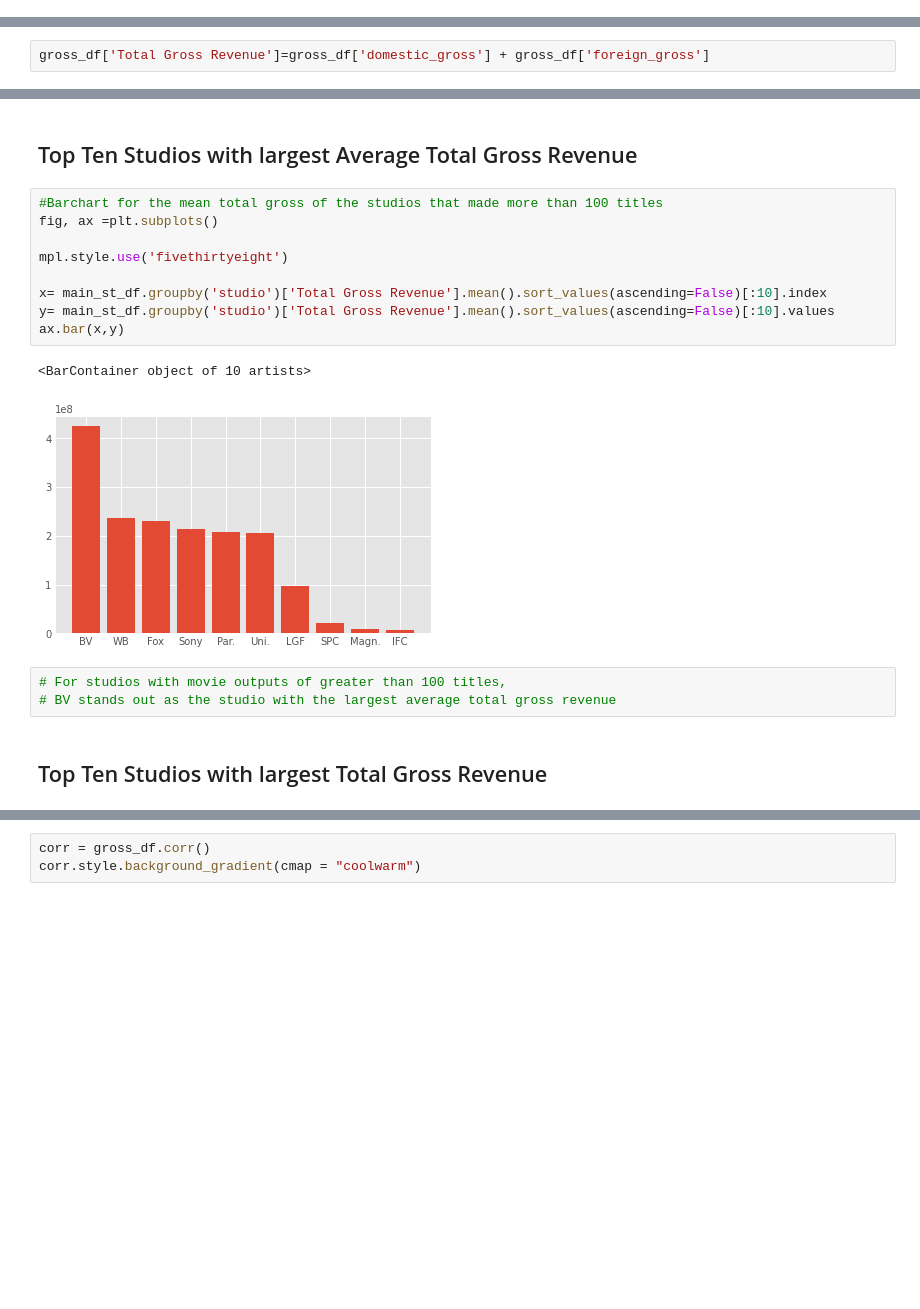
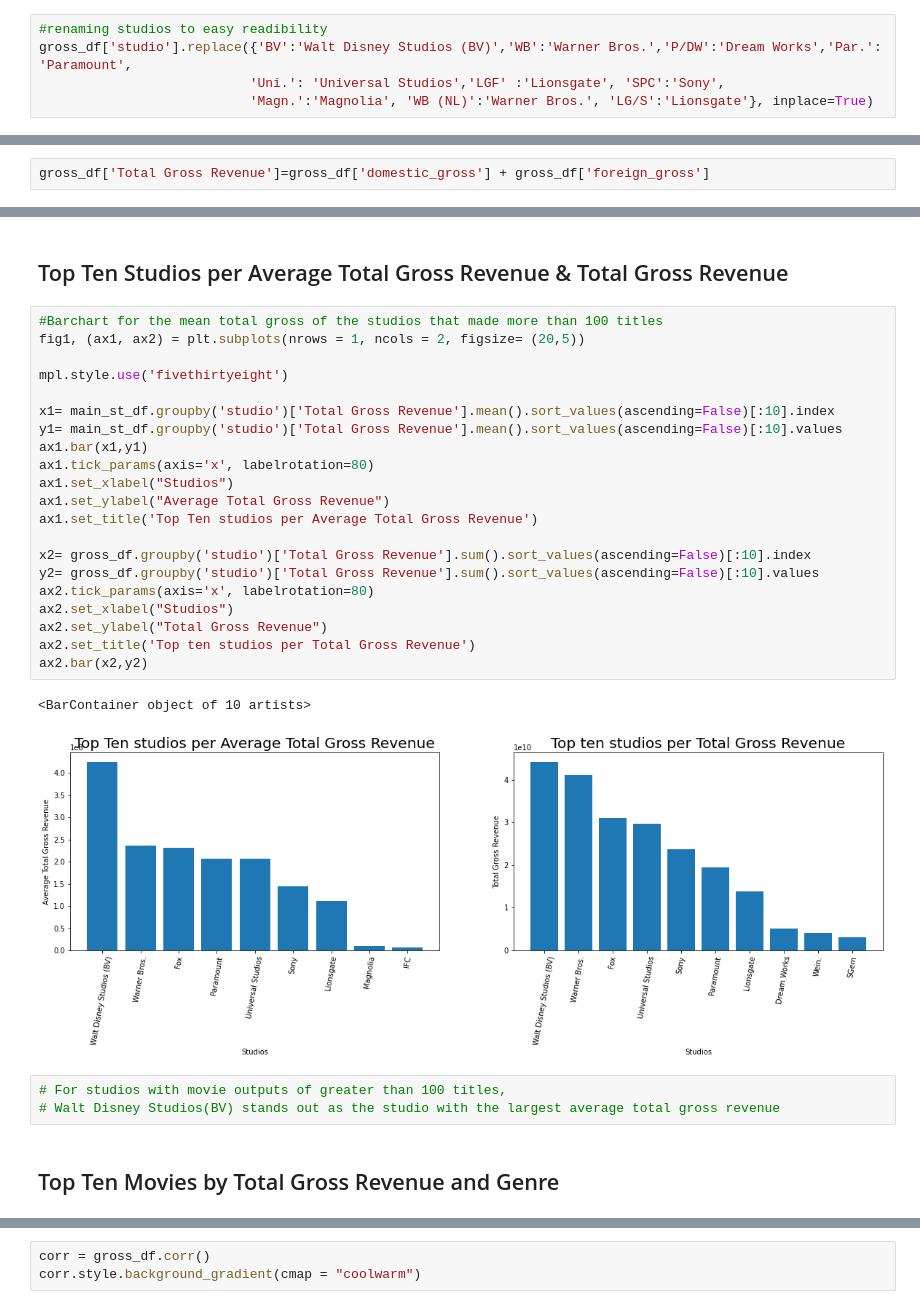
Before and after one commit to kyledufrane/Microsoft_Movie_Analysis, a Jupyter notebook: working_notebooks/Brian_Analysis.ipynb, the cells around one changed output, grey strips where cells are left out. Drawn from its saved outputs; the diff is of its cells as text; blank space fills up the shorter version.

```diff
--- a/working_notebooks/Brian_Analysis.ipynb
+++ b/working_notebooks/Brian_Analysis.ipynb
@@ -148,6 +148,11 @@ names_df.duplicated().sum()
 akas_df.duplicated().sum()
 # %% [output]
 0
+# %%
+#renaming studios to easy readibility
+gross_df['studio'].replace({'BV':'Walt Disney Studios (BV)','WB':'Warner Bros.','P/DW':'Dream Works','Par.': 'Paramount',
+                           'Uni.': 'Universal Studios','LGF' :'Lionsgate', 'SPC':'Sony',
+                           'Magn.':'Magnolia', 'WB (NL)':'Warner Bros.', 'LG/S':'Lionsgate'}, inplace=True)
 # %%
 #Replacing the missing studio values with "Unknown"
 gross_df = gross_df.fillna({'studio':'Unknown'})
@@ -202,19 +207,31 @@ main_st_df
 # %% [markdown]
-## Top Ten Studios with largest Average Total Gross Revenue
+## Top Ten Studios per Average Total Gross Revenue & Total Gross Revenue
 # %%
 #Barchart for the mean total gross of the studios that made more than 100 titles
-fig, ax =plt.subplots()
+fig1, (ax1, ax2) = plt.subplots(nrows = 1, ncols = 2, figsize= (20,5))
 
 mpl.style.use('fivethirtyeight')
 
-x= main_st_df.groupby('studio')['Total Gross Revenue'].mean().sort_values(ascending=False)[:10].index
-y= main_st_df.groupby('studio')['Total Gross Revenue'].mean().sort_values(ascending=False)[:10].values
-ax.bar(x,y)
+x1= main_st_df.groupby('studio')['Total Gross Revenue'].mean().sort_values(ascending=False)[:10].index
+y1= main_st_df.groupby('studio')['Total Gross Revenue'].mean().sort_values(ascending=False)[:10].values
+ax1.bar(x1,y1)
+ax1.tick_params(axis='x', labelrotation=80)
+ax1.set_xlabel("Studios")
+ax1.set_ylabel("Average Total Gross Revenue")
+ax1.set_title('Top Ten studios per Average Total Gross Revenue')
+
+x2= gross_df.groupby('studio')['Total Gross Revenue'].sum().sort_values(ascending=False)[:10].index
+y2= gross_df.groupby('studio')['Total Gross Revenue'].sum().sort_values(ascending=False)[:10].values
+ax2.tick_params(axis='x', labelrotation=80)
+ax2.set_xlabel("Studios")
+ax2.set_ylabel("Total Gross Revenue")
+ax2.set_title('Top ten studios per Total Gross Revenue')
+ax2.bar(x2,y2)
 # %% [output]
 <BarContainer object of 10 artists>
-[figure, old version]
+[figure, new version]
 # %%
 # For studios with movie outputs of greater than 100 titles,
-# BV stands out as the studio with the largest average total gross revenue
+# Walt Disney Studios(BV) stands out as the studio with the largest average total gross revenue
 # %% [markdown]
-## Top Ten Studios with largest Total Gross Revenue
+## Top Ten Movies by Total Gross Revenue and Genre
```
Also changed, not shown: parts of 15 cells of this notebook.
